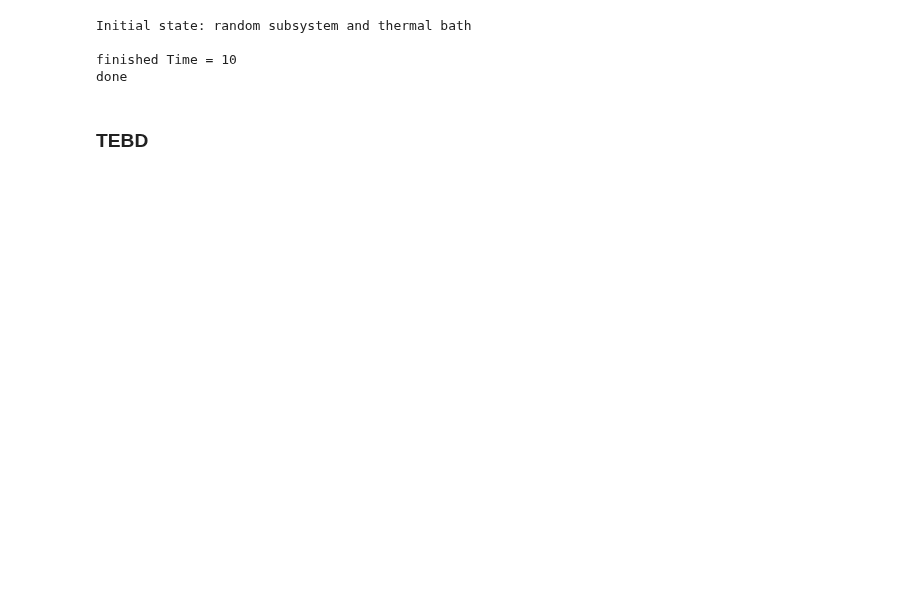
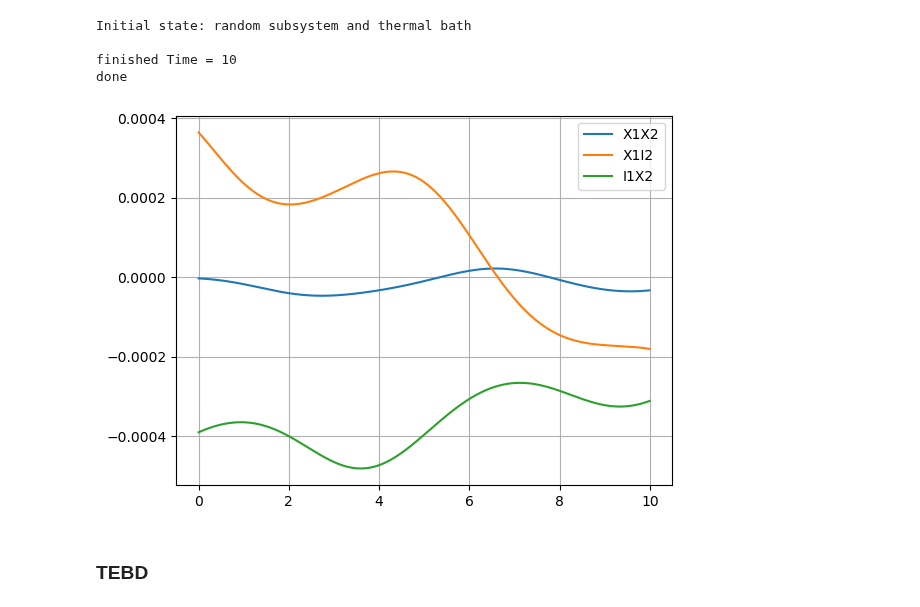
Before and after one commit to giovannicemin/master_thesis, a Jupyter notebook: consistency_checks/consistency_check_3.ipynb, the cells around one changed output. Cells and saved outputs as stored; diff of their text form; code cells hidden in the pictures; blank space fills up the shorter version.

```diff
--- a/consistency_checks/consistency_check_3.ipynb
+++ b/consistency_checks/consistency_check_3.ipynb
@@ -116,12 +116,14 @@ finished Time = 10
 done
 # %%
 keys = results_ex.keys()
-keys = ['I1Z2', 'Z1I2', 'Z1Z2', 'Y1Y2']
+keys = ['X1X2', 'X1I2', 'I1X2']
 
 for key in keys:
     plt.plot(t, results_ex[key], label=key)
 plt.legend()
 plt.grid()
+# %% [output]
+[figure, added]
 # %% [markdown]
 ### TEBD
 # %%
```
Also changed, not shown: parts of 9 cells of this notebook, 9 other files.
